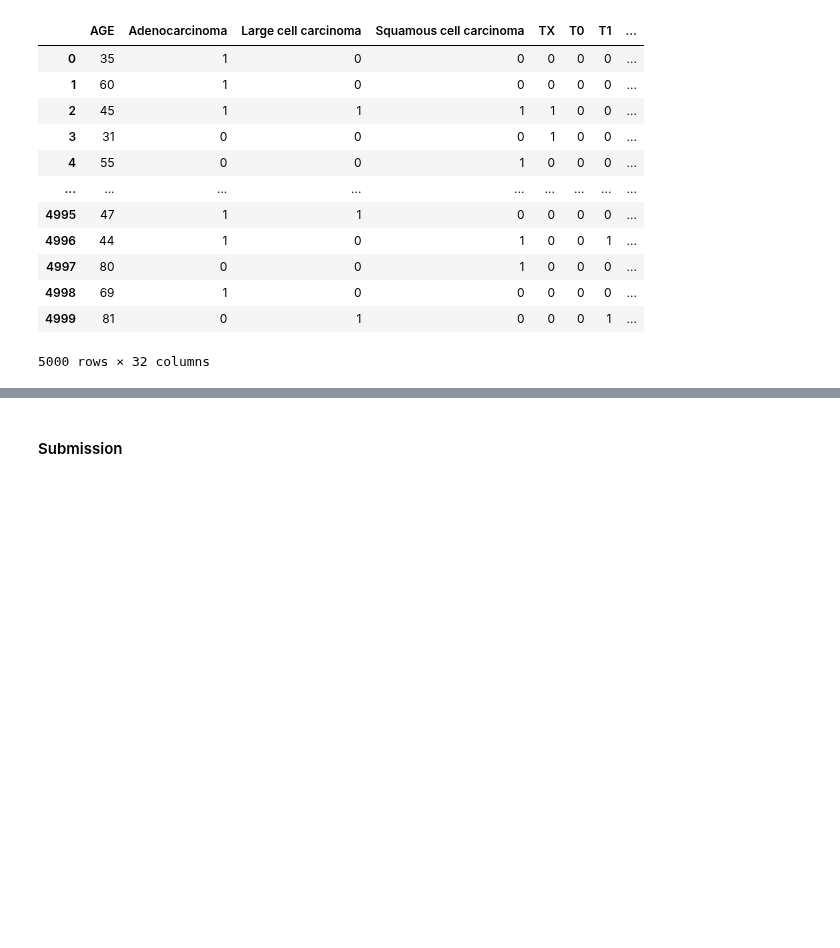
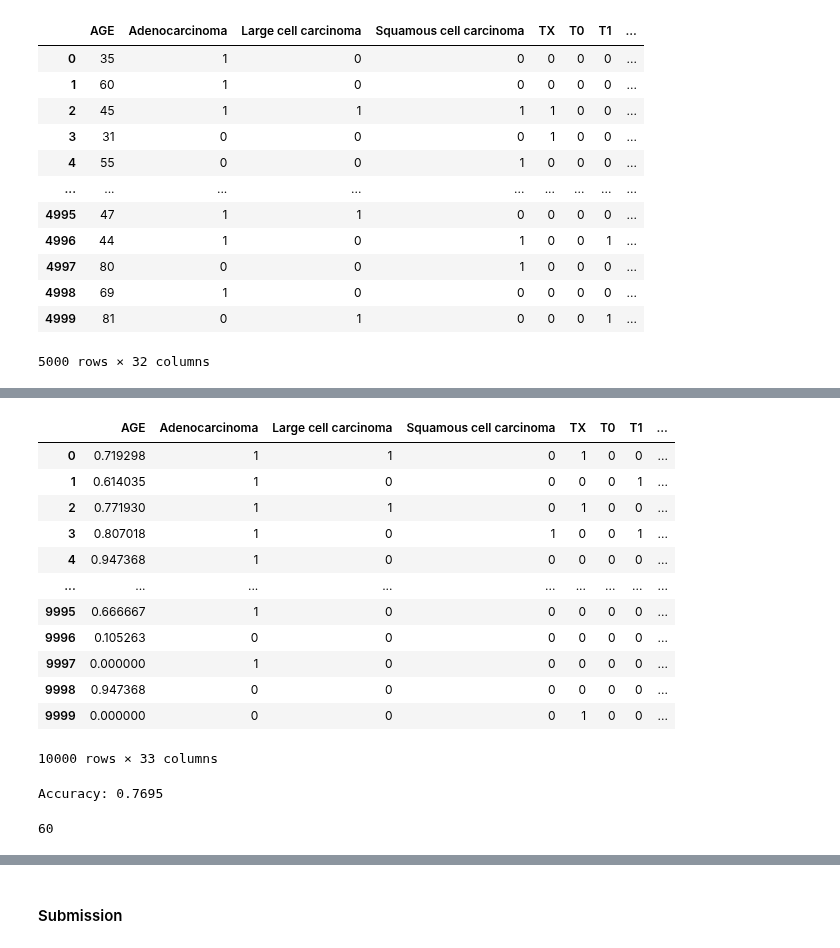
Before and after one commit to ben8169/Study, a Jupyter notebook: ml_class/second_kaggle_project/main.ipynb, the cells around one changed output, grey strips where cells are left out. Cells and saved outputs as stored; diff of their text form; code cells hidden in the pictures; blank space fills up the shorter version.

```diff
--- a/ml_class/second_kaggle_project/main.ipynb
+++ b/ml_class/second_kaggle_project/main.ipynb
@@ -582,0 +103,19 @@ len(pred_labels)
+# %%
+bool_col_train = []
+nume_col_train = []
+bool_col_test = []
+nume_col_test = []
+
+for col in train.columns[:-1]:
+    unique_values = train[col].unique()
+    if len(unique_values) == 2 and all(value in [0, 1] for value in unique_values):
+        bool_col_train.append(col)
+    else:
+        nume_col_train.append(col)
+
+for col in test.columns:
+    unique_values = test[col].unique()
+    if len(unique_values) == 2 and all(value in [0, 1] for value in unique_values):
+        bool_col_test.append(col)
+    else:
+        nume_col_test.append(col)
@@ -582,0 +142,30 @@ len(pred_labels)
+# %%
+train_copy = train.copy()
+test_copy = test.copy()
+# %%
+scaler = MinMaxScaler()
+for col in nume_col_train:
+    npy = train[col].to_numpy().reshape(-1,1)
+    normalized_data = scaler.fit_transform(npy)
+    train_copy[col] = normalized_data
+
+for col in nume_col_test:
+    npy = test[col].to_numpy().reshape(-1,1)
+    normalized_data = scaler.fit_transform(npy)
+    test_copy[col] = normalized_data
+# %%
+train_copy
+# %% [output]
+|  | AGE | Adenocarcinoma | Large cell carcinoma | Squamous cell carcinoma | TX | T0 | T1 | ... |
+| 0 | 0.719298 | 1 | 1 | 0 | 1 | 0 | 0 | ... |
+| 1 | 0.614035 | 1 | 0 | 0 | 0 | 0 | 1 | ... |
+| 2 | 0.771930 | 1 | 1 | 0 | 1 | 0 | 0 | ... |
+| 3 | 0.807018 | 1 | 0 | 1 | 0 | 0 | 1 | ... |
+| 4 | 0.947368 | 1 | 0 | 0 | 0 | 0 | 0 | ... |
+| ... | ... | ... | ... | ... | ... | ... | ... | ... |
+| 9995 | 0.666667 | 1 | 0 | 0 | 0 | 0 | 0 | ... |
+| 9996 | 0.105263 | 0 | 0 | 0 | 0 | 0 | 0 | ... |
+| 9997 | 0.000000 | 1 | 0 | 0 | 0 | 0 | 0 | ... |
+| 9998 | 0.947368 | 0 | 0 | 0 | 0 | 0 | 0 | ... |
+| 9999 | 0.000000 | 0 | 0 | 0 | 1 | 0 | 0 | ... |
+10000 rows × 33 columns
@@ -582,0 +177,24 @@ len(pred_labels)
+# %%
+dtrain_scaled = xgb.DMatrix(X_train_scaled, label=y_train_scaled)
+dtest_scaled = xgb.DMatrix(X_test_scaled, label=y_test_scaled)
+
+# params = {
+#     'max_depth': 6,  # 트리의 최대 깊이
+#     'eta': 0.3,  # 학습률
+#     'objective': 'binary:logistic',
+#     'eval_metric': 'error'  # 평가 지표 설정
+# }
+
+params = {'colsample_bytree': 0.7, 'gamma': 0, 'learning_rate': 0.1, 'max_depth': 3, 'min_child_weight': 3, 'subsample': 0.9}
+num_rounds = 1600
+model_scaled = xgb.train(params, dtrain_scaled, num_rounds)
+
+preds = model_scaled.predict(dtest_scaled)
+pred_labels_scaled = [round(pred) for pred in preds]
+
+accuracy_scaled = accuracy_score(y_test_scaled, pred_labels_scaled)
+print("Accuracy:", accuracy_scaled)
+list(pred_labels_scaled).count(1)
+# %% [output]
+Accuracy: 0.7695
+60
```
Also changed, not shown: parts of 86 cells of this notebook, 1 other file.
